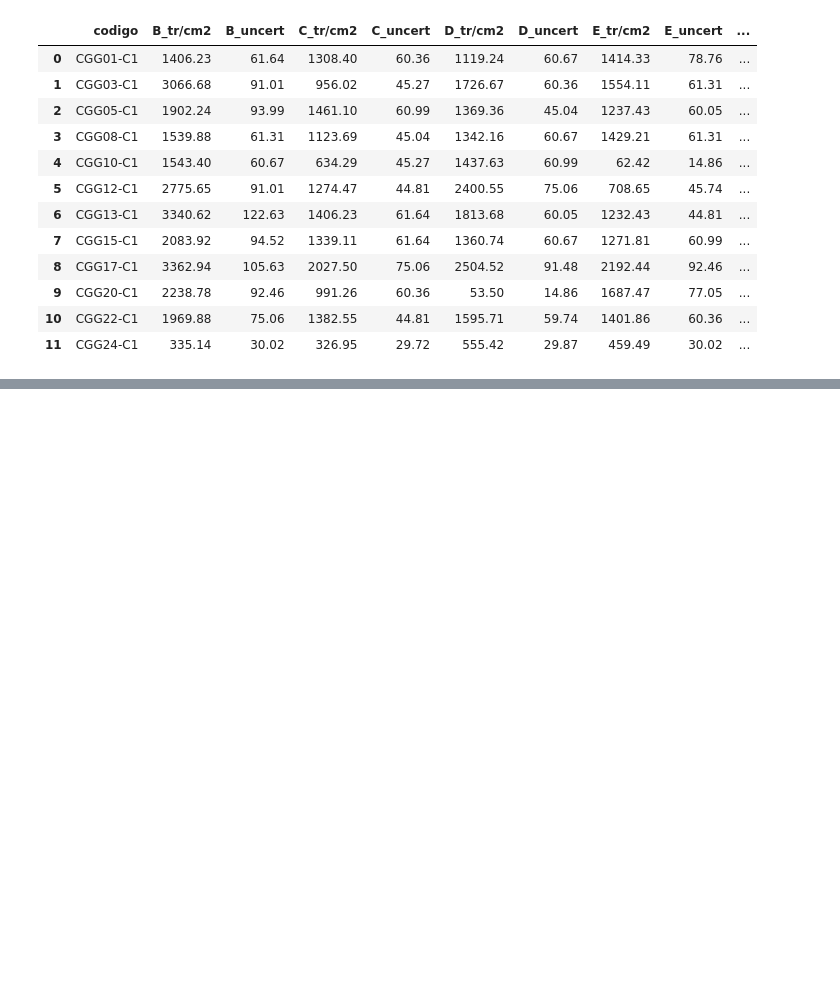
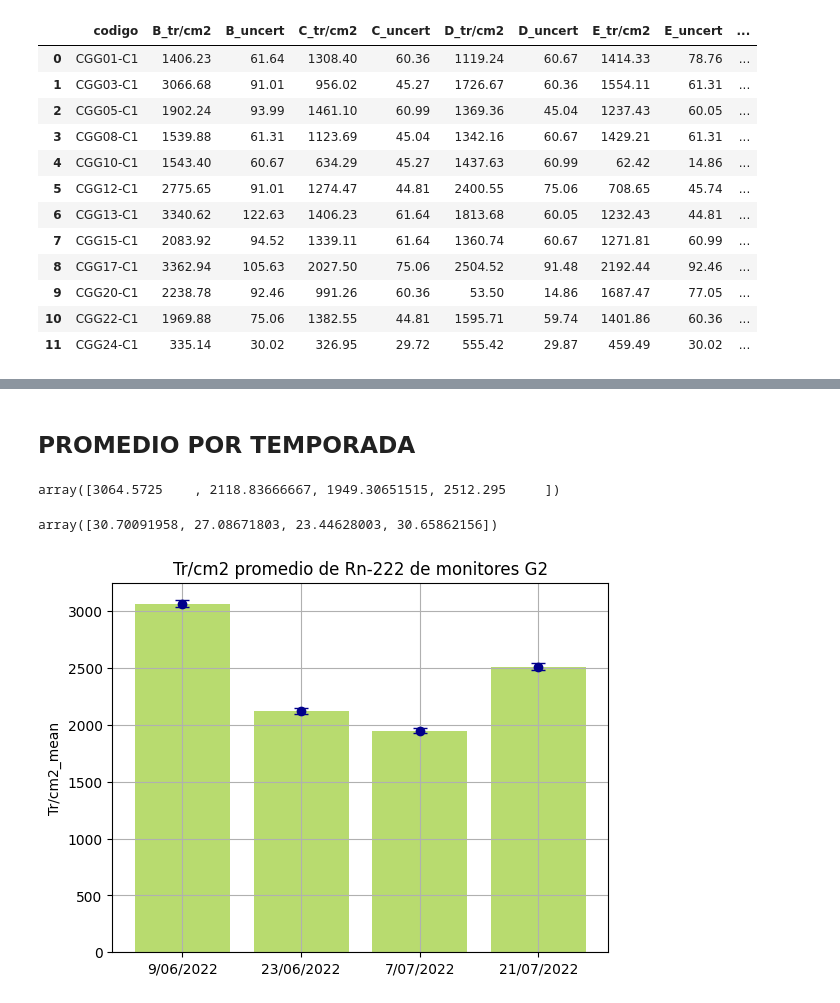
Before and after one commit to pierinamv/RadonRose, a Jupyter notebook: SerieTemporal.ipynb, the cells around one changed output, grey strips where cells are left out. Drawn from its saved outputs; the diff is of its cells as text; code cells hidden in the pictures; blank space fills up the shorter version.

```diff
--- a/SerieTemporal.ipynb
+++ b/SerieTemporal.ipynb
@@ -364,0 +476,2 @@ plt.show()
+# %% [markdown]
+## PROMEDIO POR TEMPORADA
@@ -364,0 +484,6 @@ plt.show()
+# %%
+G2means = G2_L.iloc[:,1::2].mean().values
+B_G2_mean = G2means[0]
+C_G2_mean = G2means[1]
+D_G2_mean = G2means[2]
+E_G2_mean = G2means[3]
@@ -364,0 +496,35 @@ plt.show()
+# %%
+G2uncert = G2_L.iloc[:,2::2].apply(incertidumbre_media).values
+B_G2_uncertMean = G2uncert[0]
+C_G2_uncertMean = G2uncert[1]
+D_G2_uncertMean = G2uncert[2]
+E_G2_uncertMean = G2uncert[3]
+# %%
+TC2_temp = np.array([B_TC2_mean,C_TC2_mean,D_TC2_mean,E_TC2_mean])
+G2_temp = np.array([B_G2_mean,C_G2_mean,D_G2_mean,E_G2_mean])
+G2_temp
+# %% [output]
+array([3064.5725    , 2118.83666667, 1949.30651515, 2512.295     ])
+# %%
+TC2_un_temp = np.array([B_TC2_uncertMean,C_TC2_uncertMean,D_TC2_uncertMean,E_TC2_uncertMean])
+G2_un_temp = np.array([B_G2_uncertMean,C_G2_uncertMean,D_G2_uncertMean,E_G2_uncertMean])
+G2_un_temp
+# %% [output]
+array([30.70091958, 27.08671803, 23.44628003, 30.65862156])
+# %%
+fig, ax = plt.subplots()
+
+ax.bar(['9/06/2022', '23/06/2022', '7/07/2022', '21/07/2022'], G2_temp, color='yellowgreen', alpha=0.7)
+ax.errorbar(['9/06/2022', '23/06/2022', '7/07/2022', '21/07/2022'], G2_temp, yerr=G2_un_temp, fmt='o', capsize=5, label='Datos con incertidumbre', color='darkblue')
+ax.set_ylim(bottom=0)
+
+ax.grid()
+ax.set_xlabel('')
+ax.set_ylabel('Tr/cm2_mean')
+ax.set_title("Tr/cm2 promedio de Rn-222 de monitores G2")
+
+# Mostrar y guardar la figura
+plt.show()
+fig.savefig(os.path.join("figures", "Tr_cm2_mean_Rn222_G2.jpg"))
+# %% [output]
+[figure, added]
```
Also changed, not shown: parts of 43 cells of this notebook, 3 other files.
